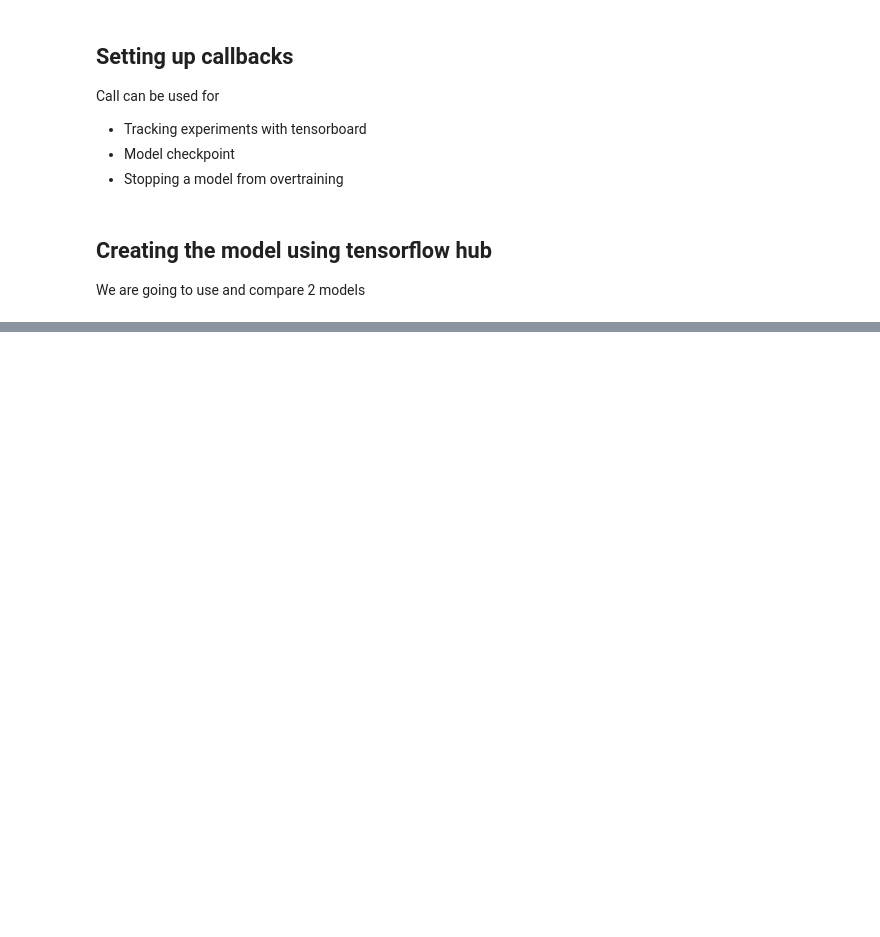
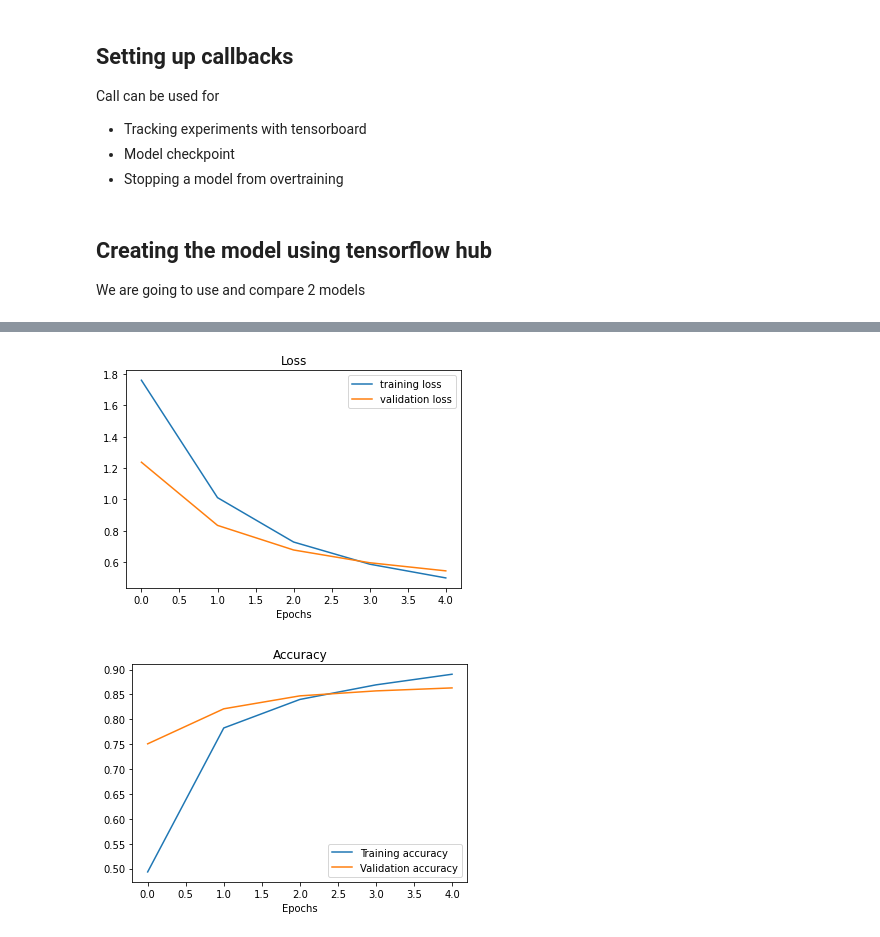
Before and after one commit to adrikosm/Tensorflow_Certification, a Jupyter notebook: Transfer Learning/transfer_learning.ipynb, the cells around one changed output, grey strips where cells are left out. Drawn from its saved outputs; the diff is of its cells as text; code cells hidden in the pictures; blank space fills up the shorter version.

```diff
--- a/Transfer Learning/transfer_learning.ipynb
+++ b/Transfer Learning/transfer_learning.ipynb
@@ -205,0 +272,18 @@ resnet_model = create_model(model_url = resnet_url)
+# %%
+# Create and compile model
+efficientnet_model = create_model(efficient_url)
+
+
+efficientnet_model.compile(loss='categorical_crossentropy',
+                     optimizer=tf.keras.optimizers.Adam(),
+                     metrics=['accuracy'])
+# %%
+# Lets fit the model to the data
+efficient_history = efficientnet_model.fit(train_data_10_percent,
+                                  epochs=5,
+                                  steps_per_epoch=len(train_data_10_percent),
+                                  validation_data=test_data_10_percent,
+                                  validation_steps=len(test_data_10_percent),
+                                  # Add TensorBoard callback to model (callbacks parameter takes a list)
+                                  callbacks=[create_tensorboard_callback(dir_name="tensorflow_hub", # save experiment logs here
+                                                                         experiment_name="efficientnet")]) # name of log files
@@ -205,0 +302,5 @@ resnet_model = create_model(model_url = resnet_url)
+# %%
+plot_loss_curves(efficient_history)
+# %% [output]
+[figure, added]
+[figure, added]
```
Also changed, not shown: parts of 18 cells of this notebook, 1 other file.
